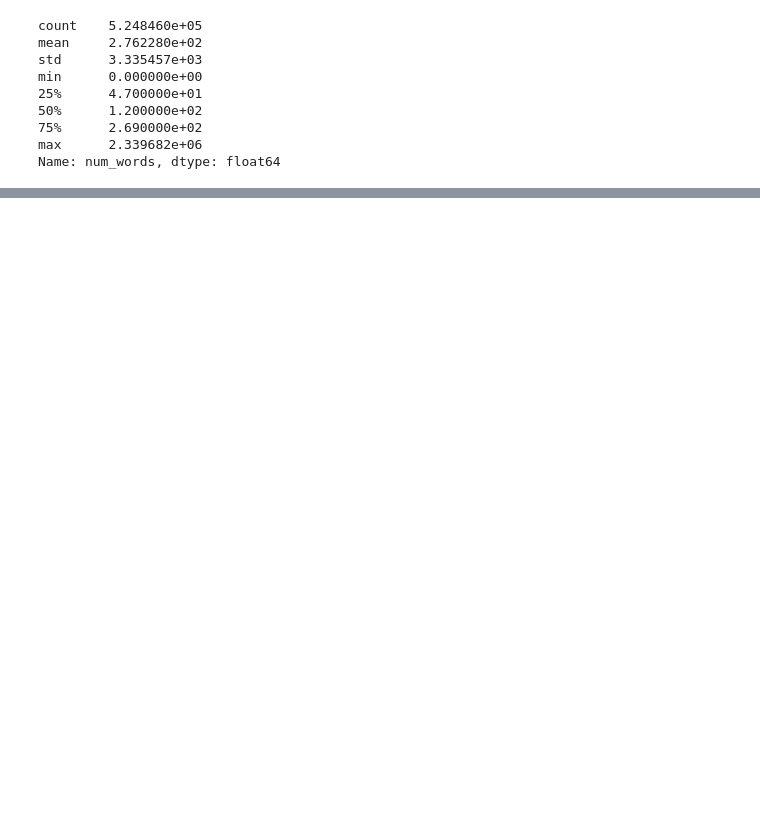
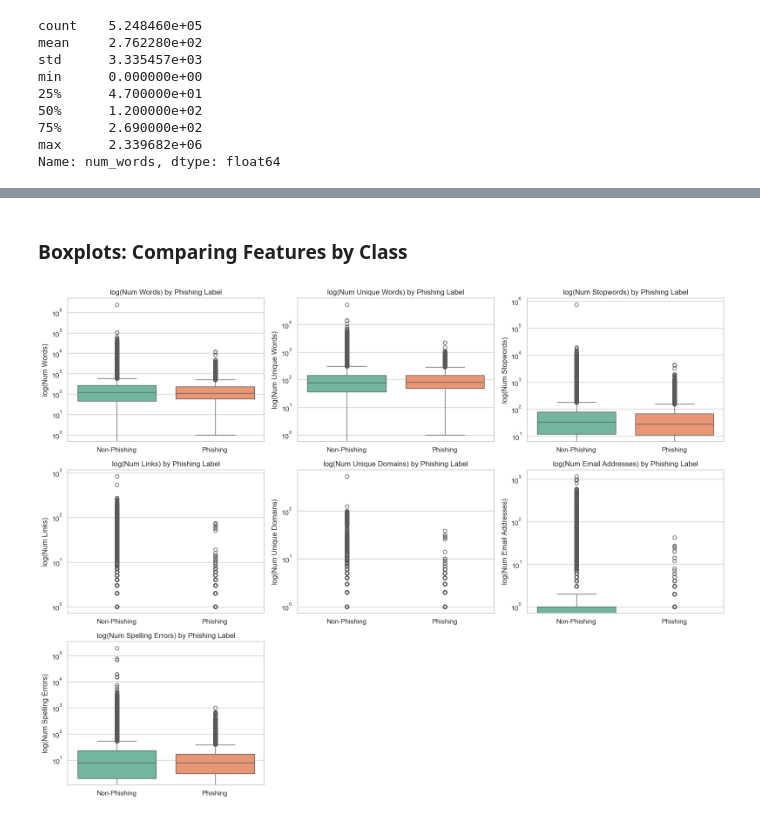
Before and after one commit to th0mas-w/email-phising-detector, a Jupyter notebook: main.ipynb, the cells around one changed output, grey strips where cells are left out. Drawn from its saved outputs; the diff is of its cells as text; code cells hidden in the pictures; blank space fills up the shorter version.

```diff
--- a/main.ipynb
+++ b/main.ipynb
@@ -73,0 +99,38 @@ ValueError: Value of 'color' is not the name of a column in 'data_frame'. Expect
+# %% [markdown]
+### Boxplots: Comparing Features by Class
+# %%
+# Optional: set seaborn theme
+sns.set_theme(style="whitegrid")
+
+# List of features you want to visualize (excluding the target column)
+features = [
+    "num_words",
+    "num_unique_words",
+    "num_stopwords",
+    "num_links",
+    "num_unique_domains",
+    "num_email_addresses",
+    "num_spelling_errors",
+]
+#features = ["num_unique_words"]
+
+# Set up the plot grid
+plt.figure(figsize=(16, 12))
+
+# Plot one boxplot per feature
+for i, feature in enumerate(features, 1):
+    plt.subplot(3, 3, i)
+    sns.boxplot(data=df, x="phishing", y=feature, palette="Set2", hue="phishing", legend=False)
+    feature = feature.replace("_", " ").title()
+    plt.xticks([0, 1], ["Non-Phishing", "Phishing"])
+    plt.title(f"log({feature}) by Phishing Label")
+    plt.xlabel("")
+    plt.ylabel(f"log({feature})")
+    plt.yscale("log")
+
+plt.tight_layout()
+# Save the plot to a file
+plt.savefig("boxplots_by_phishing_label.png", dpi=300, bbox_inches="tight")
+plt.show()
+# %% [output]
+[figure, added]
```
Also changed, not shown: parts of 25 cells of this notebook, 1 other file.
